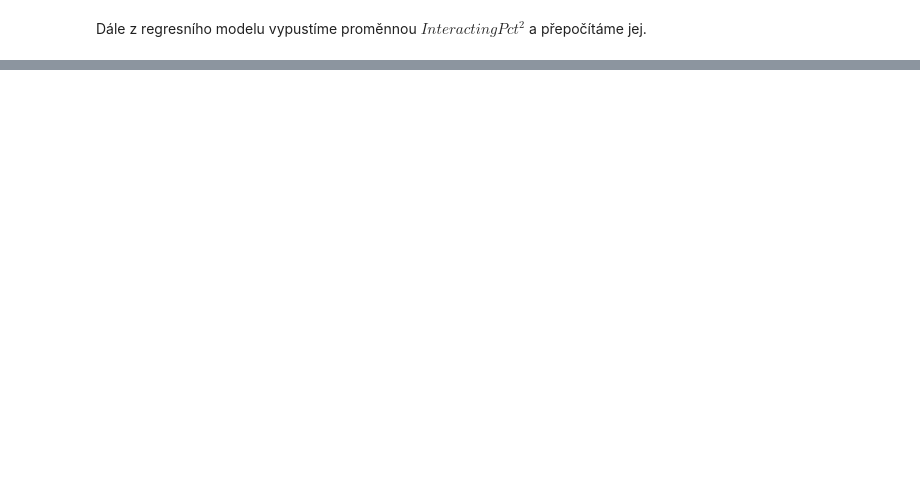
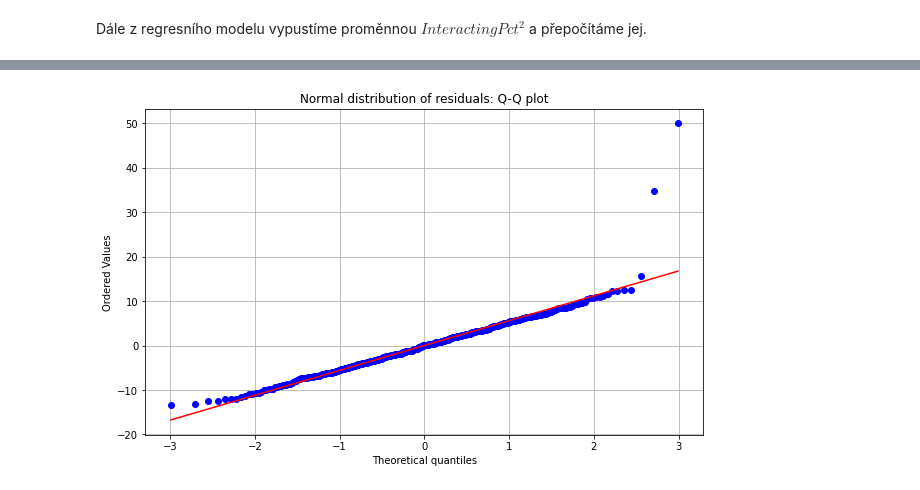
Before and after one commit to svobodovaLucie/MSP-project2, a Jupyter notebook: Svobodova_MSP_2-projekt.ipynb, the cells around one changed output, grey strips where cells are left out. Cells and saved outputs as stored; diff of their text form; code cells hidden in the pictures; blank space fills up the shorter version.

```diff
--- a/Svobodova_MSP_2-projekt.ipynb
+++ b/Svobodova_MSP_2-projekt.ipynb
@@ -920,0 +788,9 @@ In summary, the provided statistics suggest that the residuals in your model app
+# %%
+# normal distribution of residuals
+plt.figure(figsize=(10, 6))
+stats.probplot(residuals, plot=plt, fit=True)
+plt.title('Normal distribution of residuals: Q-Q plot')
+plt.grid(True)
+plt.show()
+# %% [output]
+[figure, added]
```
Also changed, not shown: parts of 51 cells of this notebook.
